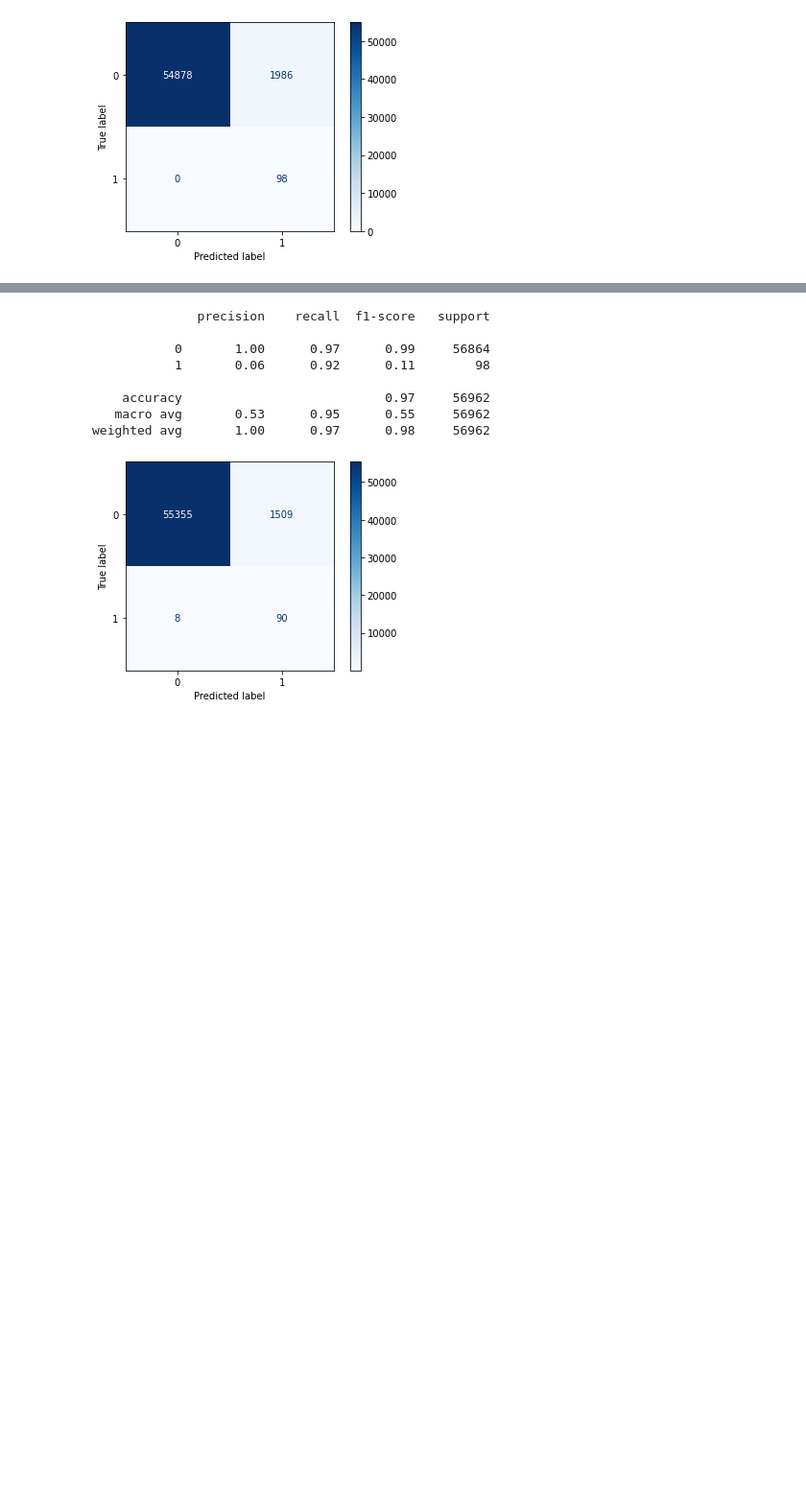
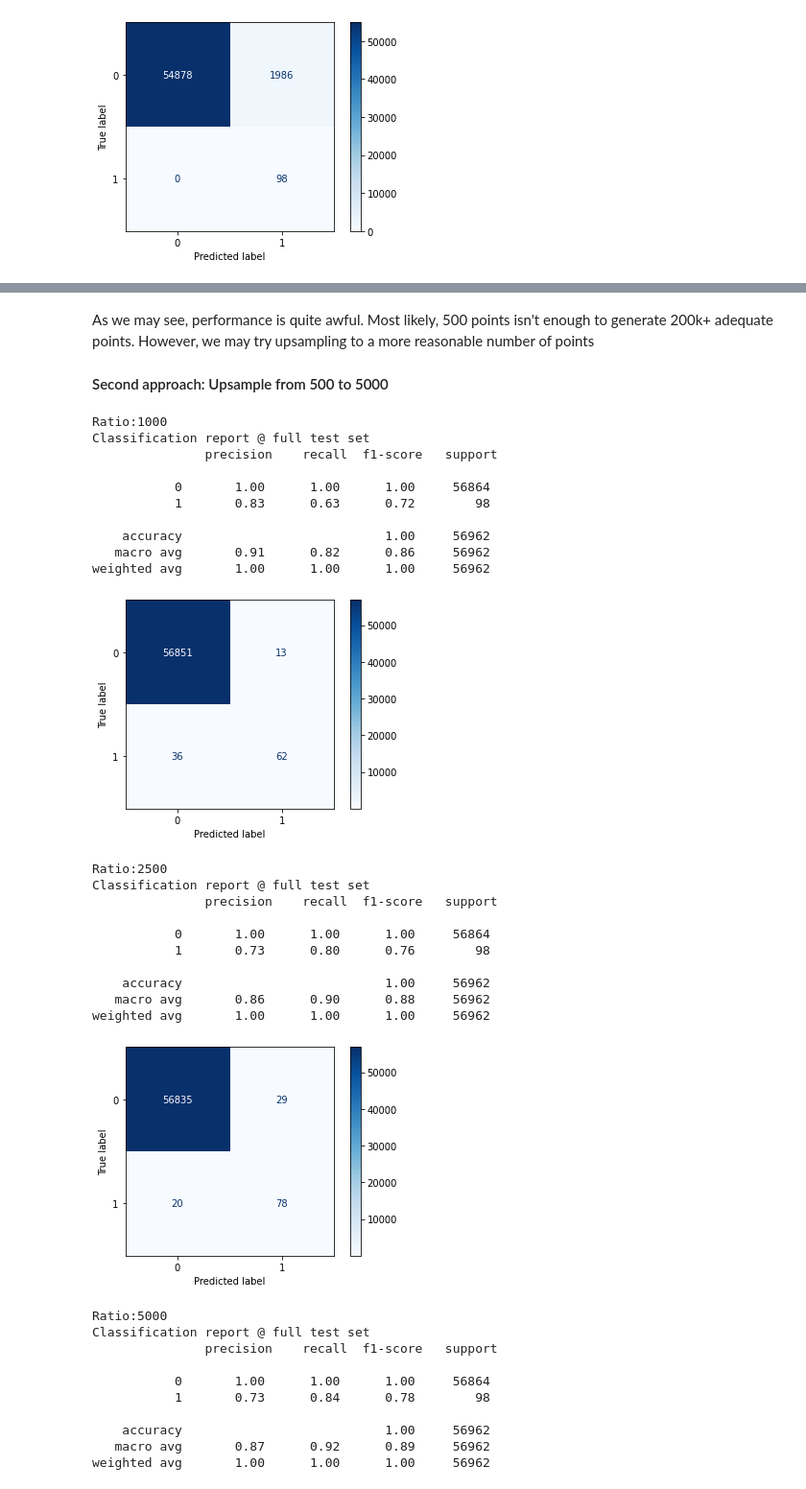
Before and after one commit to EddieKro/ML_master_deg, a Jupyter notebook: practice/project_01.ipynb, the cells around one changed output, grey strips where cells are left out. Shown: that part at 96% size. Drawn from its saved outputs; the diff is of its cells as text; code cells hidden in the pictures; blank space fills up the shorter version.

```diff
--- a/practice/project_01.ipynb
+++ b/practice/project_01.ipynb
@@ -230,7 +233,7 @@ axes[1].set_title("Balanced dataset correlation matrix");
 # %%
 X_train,X_test,y_train,y_test = train_test_split(new_df.loc[:,new_df.columns!='Class'],new_df['Class'],test_size=TEST_SIZE,stratify=new_df['Class'],random_state=42)
 
-for clf in [LogisticRegression(),KNeighborsClassifier(), SVC(),DecisionTreeClassifier()]:
+for clf in [LogisticRegression(),KNeighborsClassifier(n_neighbors=3,leaf_size=10,n_jobs=-1), SVC(),DecisionTreeClassifier()]:
     clf.fit(X_train,y_train)
     y_pred = clf.predict(X_test)
     print(f"Classifier: {clf.__class__.__name__}\nClassification report @ small test set\n")
@@ -551,15 +528,47 @@ Classification report @ full test set
-# %%
-clf = grid_search.best_estimator_
-print(classification_report(full_y_test,clf.predict(full_X_test)),'\n\n')
-plot_confusion_matrix(clf,full_X_test,full_y_test,cmap='Blues')
-plt.show();
-# %% [output]
-              precision    recall  f1-score   support
-
-           0       1.00      0.97      0.99     56864
-           1       0.06      0.92      0.11        98
-
-    accuracy                           0.97     56962
-   macro avg       0.53      0.95      0.55     56962
-weighted avg       1.00      0.97      0.98     56962
-[figure, removed]
+# %% [markdown]
+As we may see, performance is quite awful. Most likely, 500 points isn't enough to generate 200k+ adequate points. However, we may try upsampling to a more reasonable number of points
+#### Second approach: Upsample from 500 to 5000
+# %%
+warnings.filterwarnings('ignore')
+for ratio in [1000,2500,5000,7500,10000,15000]:
+    sm = SMOTE(ratio/y.value_counts()[0],n_jobs=-1)
+    X_t,y_t = sm.fit_resample(full_X_train,full_y_train)
+    lr_clf = best_clf[0][1]
+    lr_clf.fit(X_t,y_t).score(X_t,y_t)
+    print(f'Ratio:{ratio}')
+    print('Classification report @ full test set\n',classification_report(full_y_test,lr_clf.predict(full_X_test)),'\n\n')
+    plot_confusion_matrix(lr_clf, full_X_test,full_y_test,cmap='Blues')
+    plt.show()
+# %% [output]
+Ratio:1000
+Classification report @ full test set
+               precision    recall  f1-score   support
+
+           0       1.00      1.00      1.00     56864
+           1       0.83      0.63      0.72        98
+
+    accuracy                           1.00     56962
+   macro avg       0.91      0.82      0.86     56962
+weighted avg       1.00      1.00      1.00     56962
+[figure, added]
+Ratio:2500
+Classification report @ full test set
+               precision    recall  f1-score   support
+
+           0       1.00      1.00      1.00     56864
+           1       0.73      0.80      0.76        98
+
+    accuracy                           1.00     56962
+   macro avg       0.86      0.90      0.88     56962
+weighted avg       1.00      1.00      1.00     56962
+[figure, added]
+Ratio:5000
+Classification report @ full test set
+               precision    recall  f1-score   support
+
+           0       1.00      1.00      1.00     56864
+           1       0.73      0.84      0.78        98
+
+    accuracy                           1.00     56962
+   macro avg       0.87      0.92      0.89     56962
+weighted avg       1.00      1.00      1.00     56962
```
Also changed, not shown: parts of 20 cells of this notebook, 1 other file.
